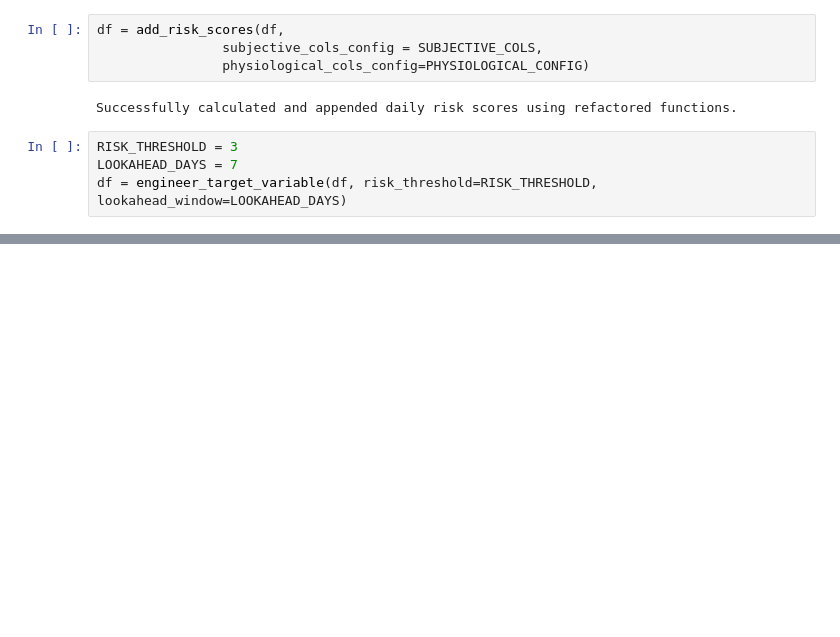
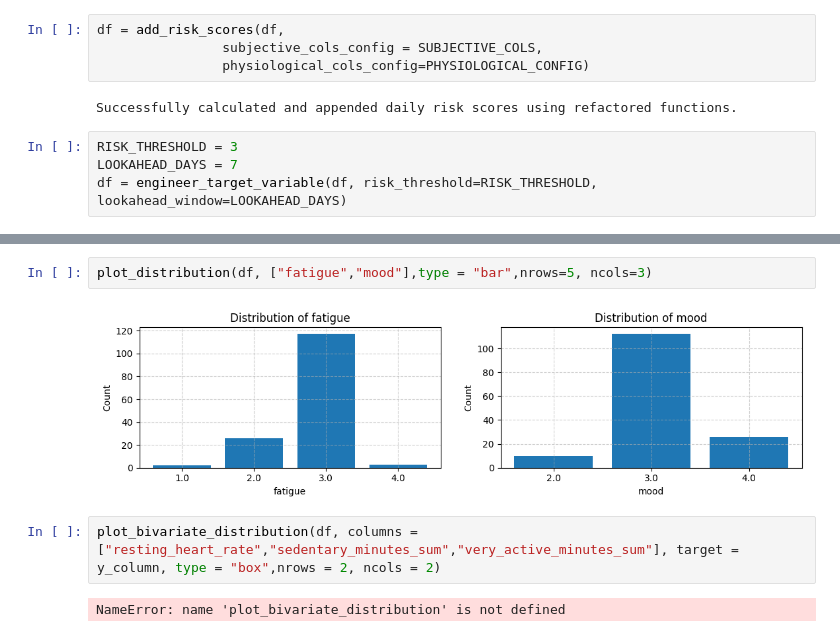
Before and after one commit to ahmedhanifc/DSAI3301---Physiological-Signals-Mental-Health-Assessment, a Jupyter notebook: analysis_v2.ipynb, the cells around one changed output, grey strips where cells are left out. Saved outputs shown, nothing was run; the diff lists cells and outputs as text; blank space fills up the shorter version.

```diff
--- a/analysis_v2.ipynb
+++ b/analysis_v2.ipynb
@@ -100,0 +161,8 @@ df = engineer_target_variable(df, risk_threshold=RISK_THRESHOLD, lookahead_windo
+# %%
+plot_distribution(df, ["fatigue","mood"],type = "bar",nrows=5, ncols=3)
+# %% [output]
+[figure, added]
+# %%
+plot_bivariate_distribution(df, columns = ["resting_heart_rate","sedentary_minutes_sum","very_active_minutes_sum"], target = y_column, type = "box",nrows = 2, ncols = 2)
+# %% [output]
+NameError: name 'plot_bivariate_distribution' is not defined
```
Also changed, not shown: parts of 10 cells of this notebook, 10 other files.
